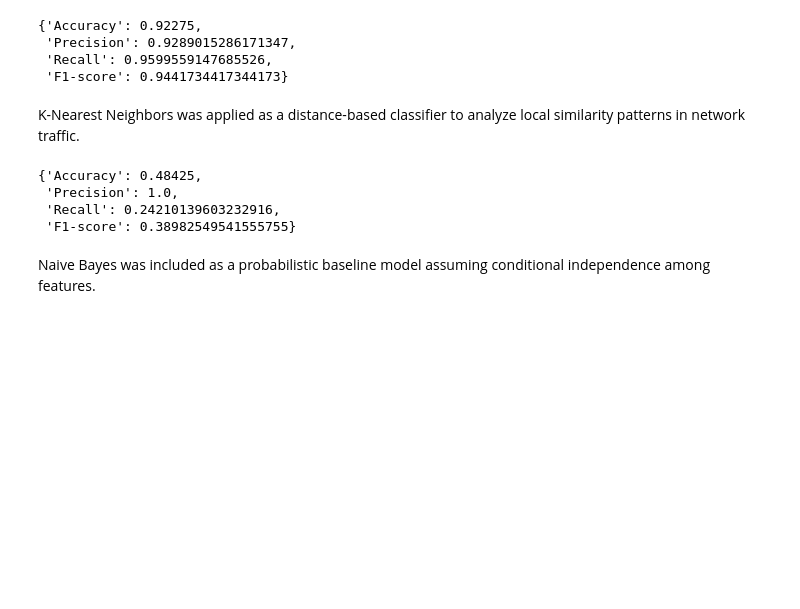
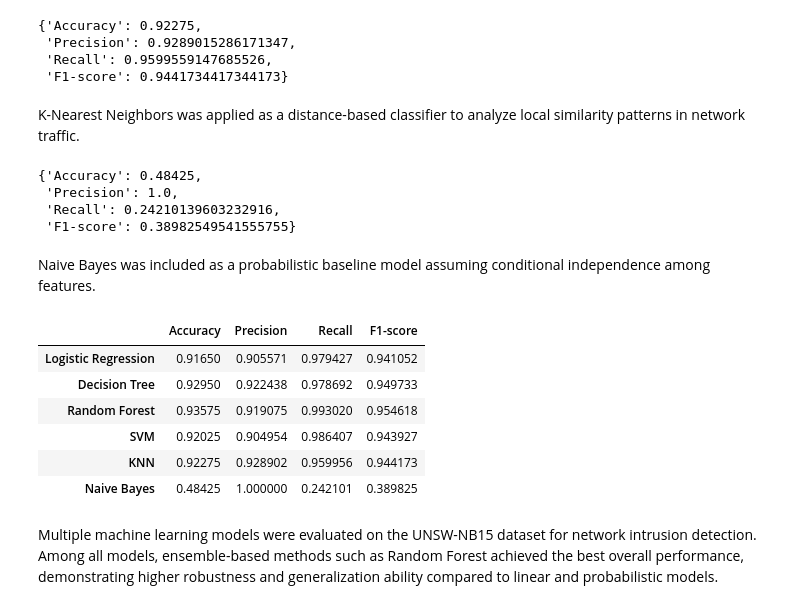
Before and after one commit to amiya2001/ML_Assignments, a Jupyter notebook: model/Network_Intrusion_Detection.ipynb, the cells around one changed output. Drawn from its saved outputs; the diff is of its cells as text; code cells hidden in the pictures; blank space fills up the shorter version.

Commit message:
added result_df as model comparision and final conclusion

```diff
--- a/model/Network_Intrusion_Detection.ipynb
+++ b/model/Network_Intrusion_Detection.ipynb
@@ -347,3 +347,28 @@ nb_metrics
  'F1-score': 0.38982549541555755}
 # %% [markdown]
 Naive Bayes was included as a probabilistic baseline model assuming conditional independence among features.
+# %%
+
+results_df = pd.DataFrame.from_dict(
+    {
+        "Logistic Regression": lr_metrics,
+        "Decision Tree": dt_metrics,
+        "Random Forest": rf_metrics,
+        "SVM": svm_metrics,
+        "KNN": knn_metrics,
+        "Naive Bayes": nb_metrics
+    },
+    orient="index"
+)
+
+results_df
+# %% [output]
+|  | Accuracy | Precision | Recall | F1-score |
+| Logistic Regression | 0.91650 | 0.905571 | 0.979427 | 0.941052 |
+| Decision Tree | 0.92950 | 0.922438 | 0.978692 | 0.949733 |
+| Random Forest | 0.93575 | 0.919075 | 0.993020 | 0.954618 |
+| SVM | 0.92025 | 0.904954 | 0.986407 | 0.943927 |
+| KNN | 0.92275 | 0.928902 | 0.959956 | 0.944173 |
+| Naive Bayes | 0.48425 | 1.000000 | 0.242101 | 0.389825 |
+# %% [markdown]
+Multiple machine learning models were evaluated on the UNSW-NB15 dataset for network intrusion detection. Among all models, ensemble-based methods such as Random Forest achieved the best overall performance, demonstrating higher robustness and generalization ability compared to linear and probabilistic models.
```
